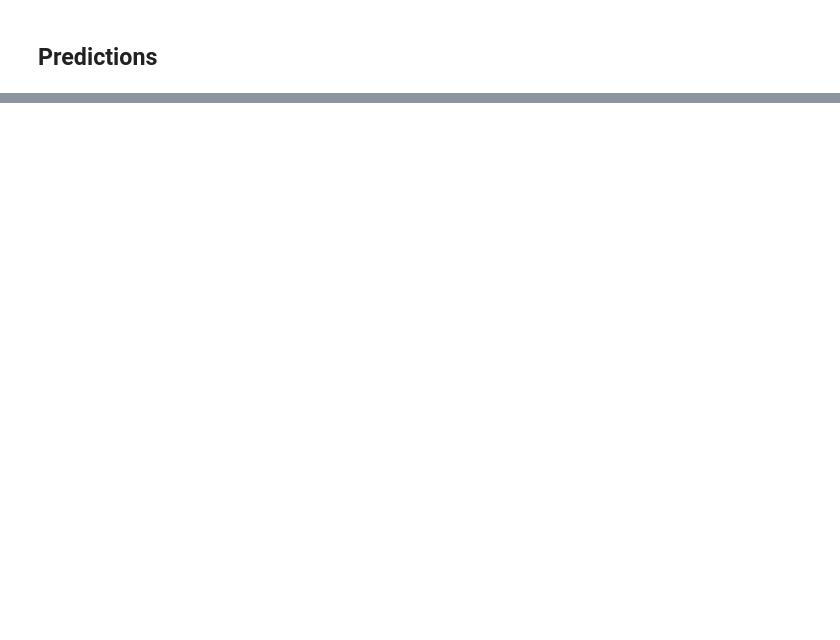
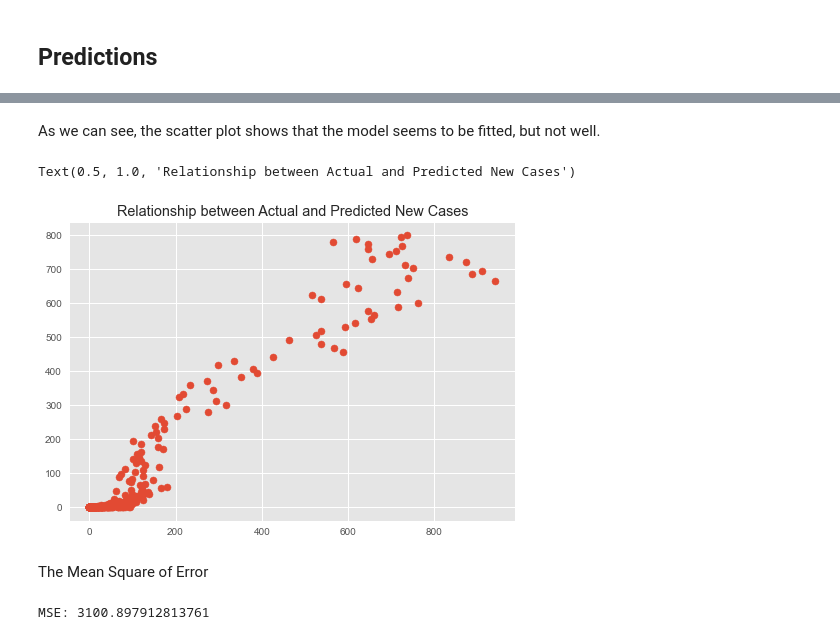
Before and after one commit to hieu-le296/Canada-covid19-analysis, a Jupyter notebook: project.ipynb, the cells around one changed output, grey strips where cells are left out. Drawn from its saved outputs; the diff is of its cells as text; code cells hidden in the pictures; blank space fills up the shorter version.

```diff
--- a/project.ipynb
+++ b/project.ipynb
@@ -274,0 +352,3 @@ rmse: 468.9501851891274
+# %%
+def logistic_model(x,a,b,c):
+    return c/(1+np.exp(-(x-b)/a))
@@ -274,0 +373,7 @@ rmse: 468.9501851891274
+# %%
+y_pred_logi= [logistic_model(i,fit[0][0],fit[0][1],fit[0][2]) for i in xlist]
+rounded_y_pred_logi = [round(x) for x in y_pred_logi]
+
+d = {'Actual_New_Cases': y, 'Predicted_New_Cases': rounded_y_pred_logi}
+df = pd.DataFrame(data=d)
+df.insert(0, 'Date', bc_data.index)
@@ -274,0 +393,14 @@ rmse: 468.9501851891274
+# %% [markdown]
+As we can see, the scatter plot shows that the model seems to be fitted, but not well.
+# %%
+plt.scatter(y, rounded_y_pred_logi)
+plt.title('Relationship between Actual and Predicted New Cases')
+# %% [output]
+Text(0.5, 1.0, 'Relationship between Actual and Predicted New Cases')
+[figure, added]
+# %% [markdown]
+The Mean Square of Error
+# %%
+print(f'MSE: {metrics.mean_squared_error(y, y_pred_logi)}')
+# %% [output]
+MSE: 3100.897912813761
```
Also changed, not shown: parts of 55 cells of this notebook, 4 other files.
